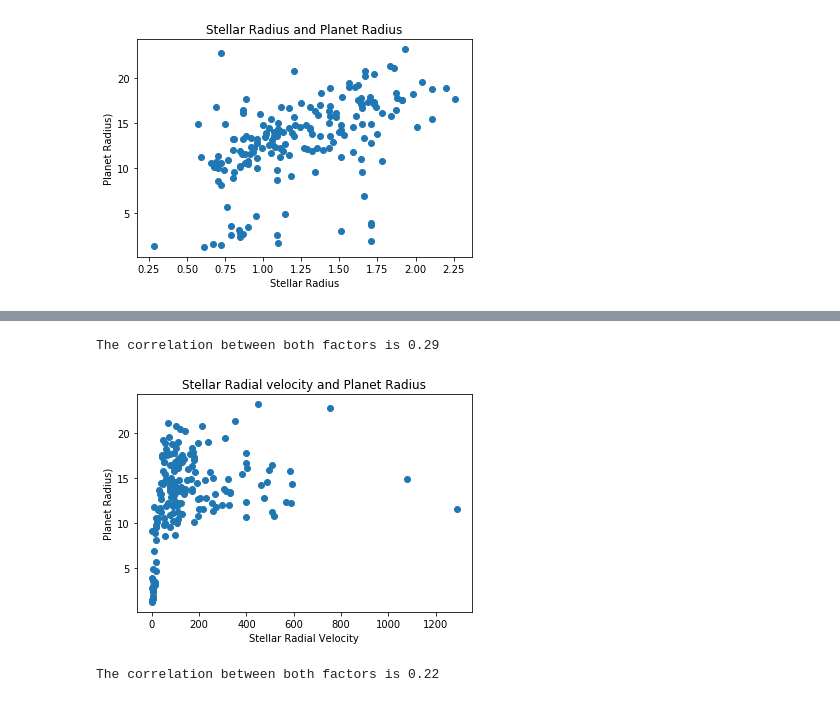
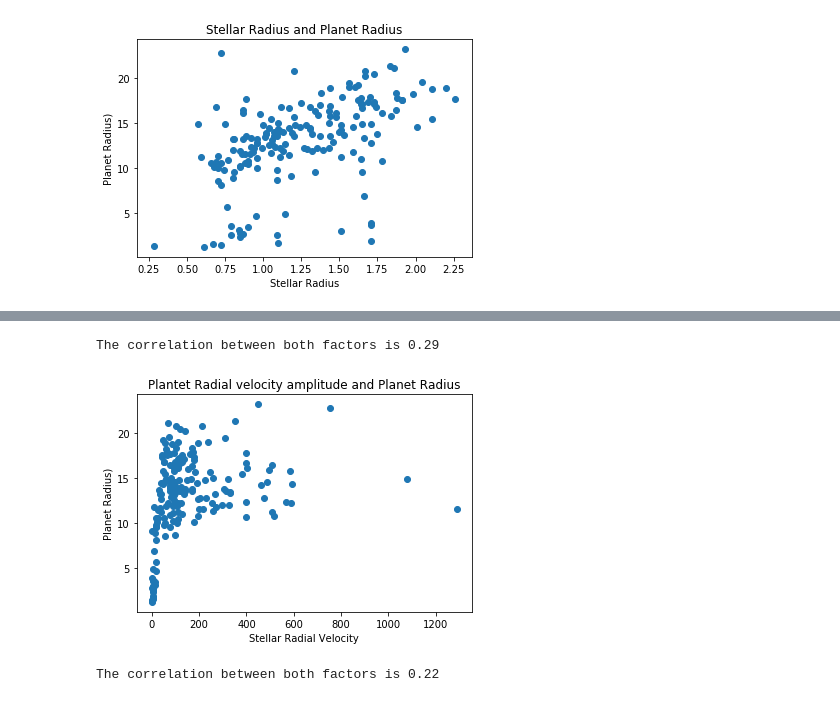
Before and after one commit to jonsb-coding/Stellar_Research, a Jupyter notebook: AY/CleanData.ipynb, the cells around one changed output, grey strips where cells are left out. Saved outputs shown, nothing was run; the diff lists cells and outputs as text; code cells hidden in the pictures.

```diff
--- a/AY/CleanData.ipynb
+++ b/AY/CleanData.ipynb
@@ -312,24 +312,24 @@ The correlation between both factors is 0.29
 # %%
 #Correlation between Planetary Radial Velocity and Planet Radius
 x_axis = test_df["Radial Velocity Amplitude [m/s"]
 y_axis = test_df["Planet_Radius"]
 
 
 plt.scatter(x_axis,y_axis)
 
 plt.xlabel("Stellar Radial Velocity")
 plt.ylabel("Planet Radius)")
-plt.title("Stellar Radial velocity and Planet Radius")
+plt.title("Plantet Radial velocity amplitude and Planet Radius")
 
 
 
 
 correlation = st.pearsonr(x_axis,y_axis)
 print(f"The correlation between both factors is {round(correlation[0],2)}")
-plt.savefig('PradialVelocity_Pradius.png')
+plt.savefig('Output_AY/PradialVelocity_Pradius.png')
 # %% [output]
 The correlation between both factors is 0.29
-[figure, old version]
+[figure, new version]
 # %%
 #Correlation between Planetary Radial Velocity and Sellar Radial Velocity
 
```
Also changed, not shown: parts of 10 cells of this notebook, 12 other files.
